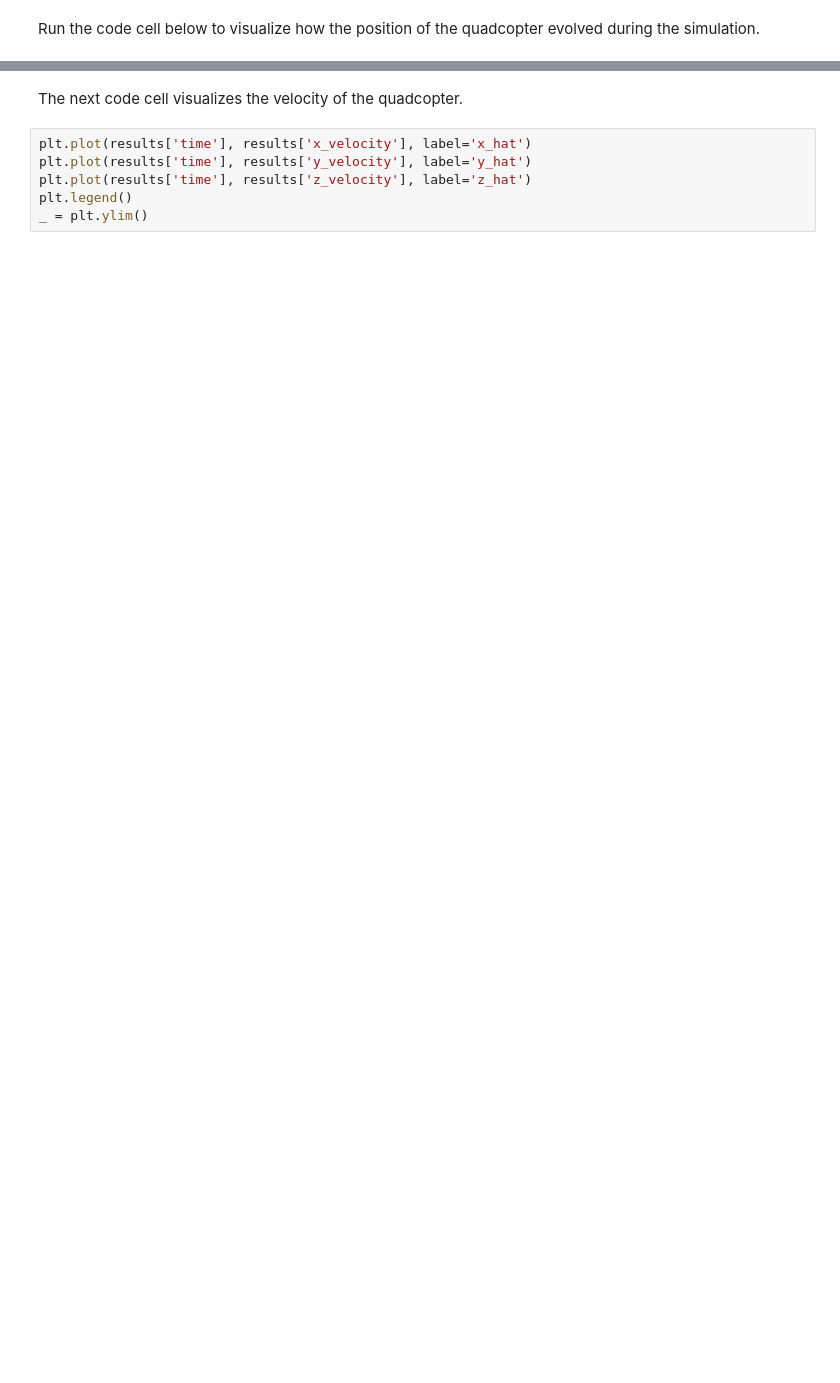
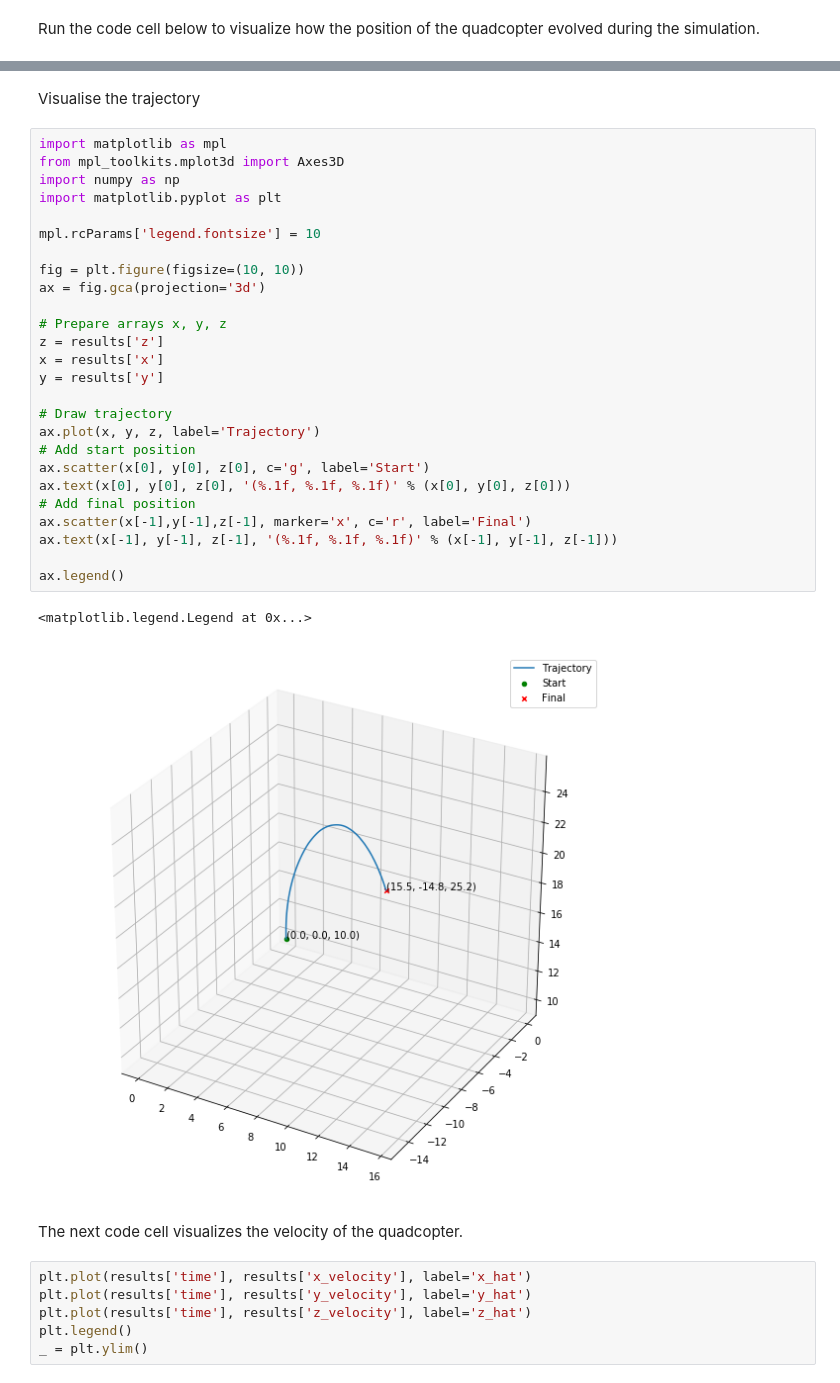
Before and after one commit to kishi001/RL-Quadcopter-2, a Jupyter notebook: Quadcopter_Project.ipynb, the cells around one changed output, grey strips where cells are left out. Drawn from its saved outputs; the diff is of its cells as text; blank space fills up the shorter version.

```diff
--- a/Quadcopter_Project.ipynb
+++ b/Quadcopter_Project.ipynb
@@ -97,3 +101,34 @@ _ = plt.ylim()
+# %% [markdown]
+Visualise the trajectory
+# %%
+import matplotlib as mpl
+from mpl_toolkits.mplot3d import Axes3D
+import numpy as np
+import matplotlib.pyplot as plt
+
+mpl.rcParams['legend.fontsize'] = 10
+
+fig = plt.figure(figsize=(10, 10))
+ax = fig.gca(projection='3d')
+
+# Prepare arrays x, y, z
+z = results['z']
+x = results['x']
+y = results['y']
+
+# Draw trajectory
+ax.plot(x, y, z, label='Trajectory')
+# Add start position
+ax.scatter(x[0], y[0], z[0], c='g', label='Start')
+ax.text(x[0], y[0], z[0], '(%.1f, %.1f, %.1f)' % (x[0], y[0], z[0]))
+# Add final position
+ax.scatter(x[-1],y[-1],z[-1], marker='x', c='r', label='Final')
+ax.text(x[-1], y[-1], z[-1], '(%.1f, %.1f, %.1f)' % (x[-1], y[-1], z[-1]))
+
+ax.legend()
+# %% [output]
+<matplotlib.legend.Legend at 0x...>
+[figure, added]
 # %% [markdown]
 The next code cell visualizes the velocity of the quadcopter.
 # %%
```
Also changed, not shown: parts of 25 cells of this notebook, 10 other files.
